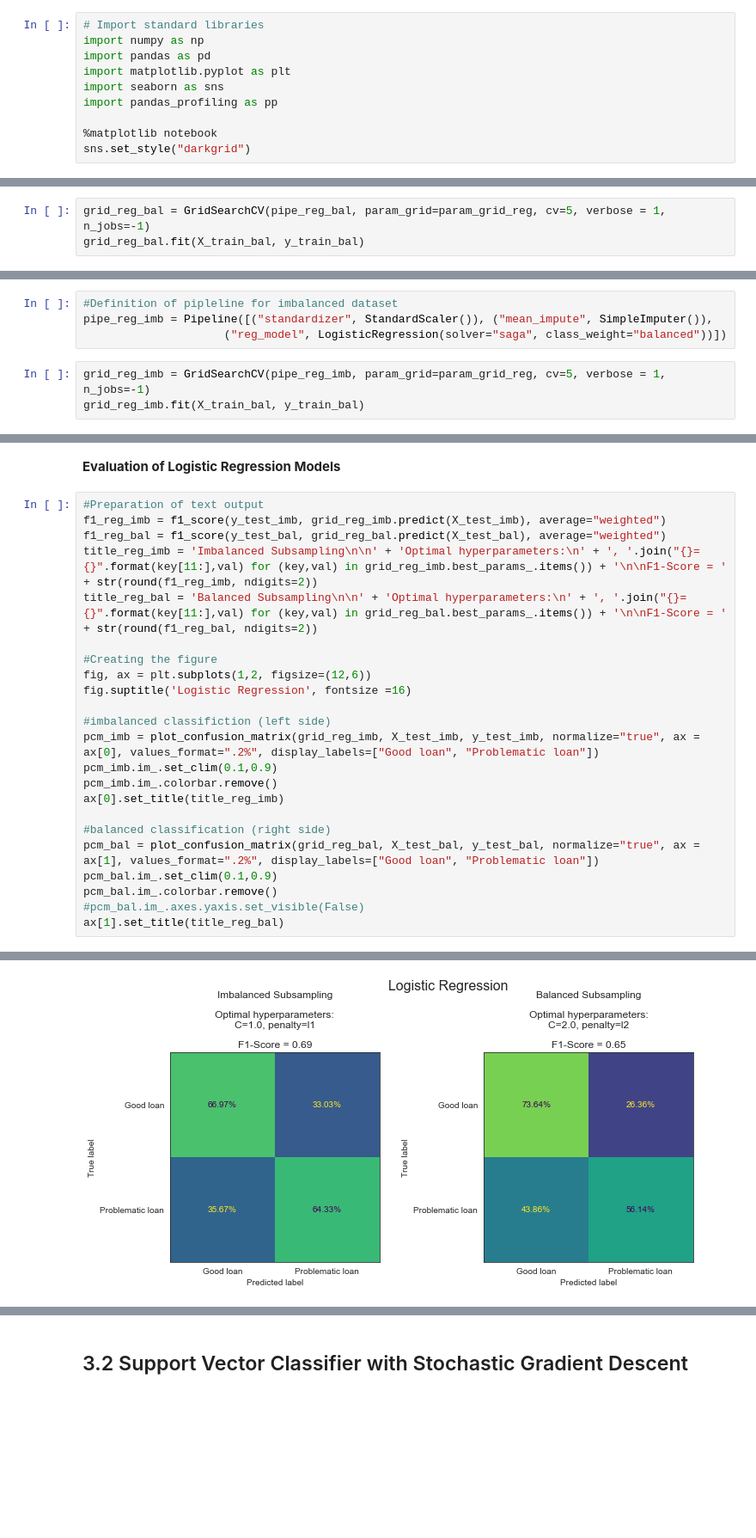
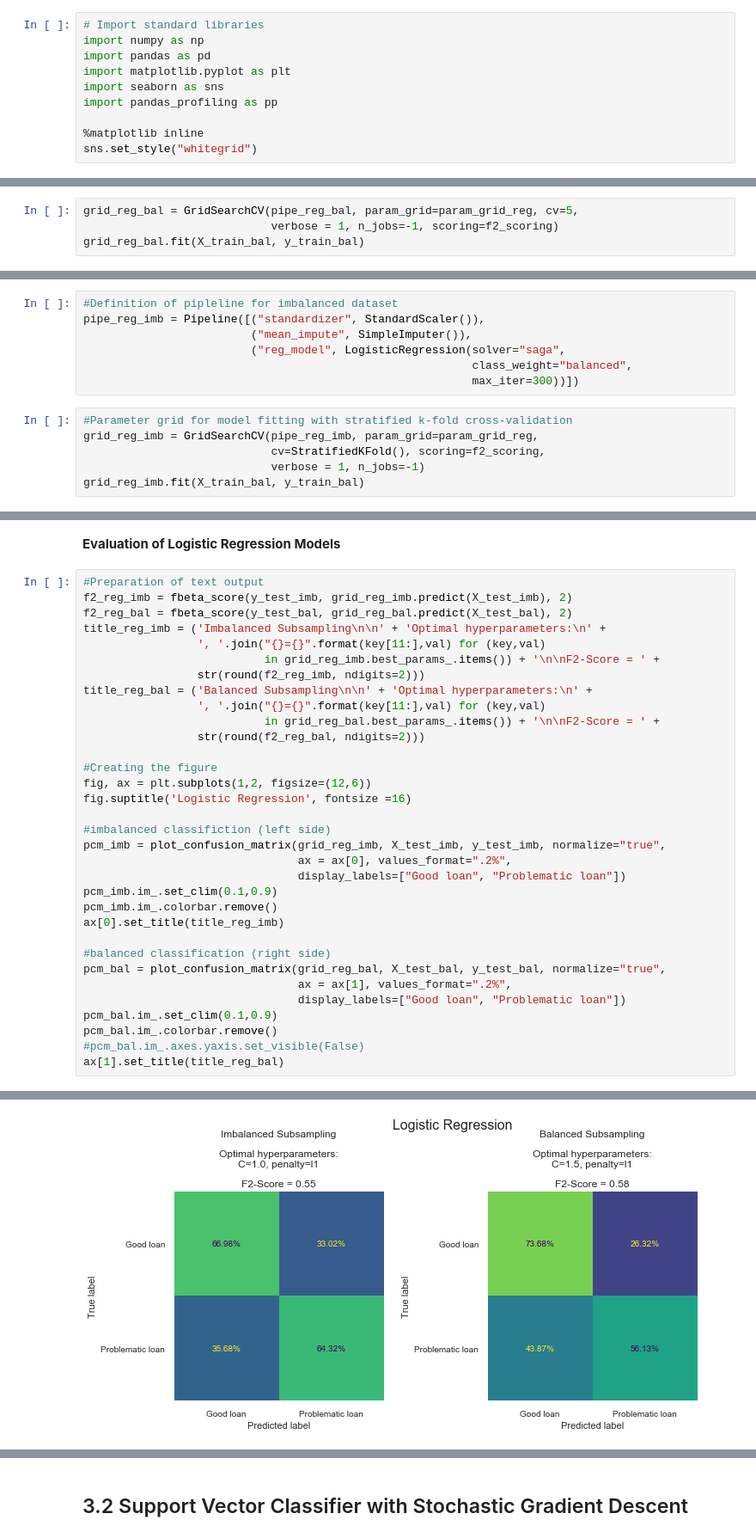
Before and after one commit to matthiasluthi/Predicting-Loan-Risk, a Jupyter notebook: PredictingLoanRisk.ipynb, the cells around one changed output, grey strips where cells are left out. Shown: that part at 86% size. Cells and saved outputs as stored; diff of their text form; blank space fills up the shorter version.

```diff
--- a/PredictingLoanRisk.ipynb
+++ b/PredictingLoanRisk.ipynb
@@ -29,7 +29,7 @@ import matplotlib.pyplot as plt
 import seaborn as sns
 import pandas_profiling as pp
 
-%matplotlib notebook
-sns.set_style("darkgrid")
+%matplotlib inline
+sns.set_style("whitegrid")
 # %%
 # Load the data
@@ -488,5 +494,6 @@ param_grid_reg = {"reg_model__C":[1.0, 1.5, 2.0], "reg_model__penalty":["l1", "l
 # %%
-grid_reg_bal = GridSearchCV(pipe_reg_bal, param_grid=param_grid_reg, cv=5, verbose = 1, n_jobs=-1)
+grid_reg_bal = GridSearchCV(pipe_reg_bal, param_grid=param_grid_reg, cv=5,
+                            verbose = 1, n_jobs=-1, scoring=f2_scoring)
 grid_reg_bal.fit(X_train_bal, y_train_bal)
 # %% [output]
 Fitting 5 folds for each of 6 candidates, totalling 30 fits
@@ -513,9 +520,15 @@ GridSearchCV(cv=5, error_score=nan,
 **Imbalanced Dataset**
 # %%
 #Definition of pipleline for imbalanced dataset
-pipe_reg_imb = Pipeline([("standardizer", StandardScaler()), ("mean_impute", SimpleImputer()),
-                     ("reg_model", LogisticRegression(solver="saga", class_weight="balanced"))])
+pipe_reg_imb = Pipeline([("standardizer", StandardScaler()),
+                         ("mean_impute", SimpleImputer()),
+                         ("reg_model", LogisticRegression(solver="saga",
+                                                          class_weight="balanced",
+                                                          max_iter=300))])
 # %%
-grid_reg_imb = GridSearchCV(pipe_reg_imb, param_grid=param_grid_reg, cv=5, verbose = 1, n_jobs=-1)
+#Parameter grid for model fitting with stratified k-fold cross-validation
+grid_reg_imb = GridSearchCV(pipe_reg_imb, param_grid=param_grid_reg,
+                            cv=StratifiedKFold(), scoring=f2_scoring,
+                            verbose = 1, n_jobs=-1)
 grid_reg_imb.fit(X_train_bal, y_train_bal)
 # %% [output]
@@ -543,23 +556,33 @@ GridSearchCV(cv=5, error_score=nan,
 **Evaluation of Logistic Regression Models**
 # %%
 #Preparation of text output
-f1_reg_imb = f1_score(y_test_imb, grid_reg_imb.predict(X_test_imb), average="weighted")
-f1_reg_bal = f1_score(y_test_bal, grid_reg_bal.predict(X_test_bal), average="weighted")
-title_reg_imb = 'Imbalanced Subsampling\n\n' + 'Optimal hyperparameters:\n' + ', '.join("{}={}".format(key[11:],val) for (key,val) in grid_reg_imb.best_params_.items()) + '\n\nF1-Score = ' + str(round(f1_reg_imb, ndigits=2))
-title_reg_bal = 'Balanced Subsampling\n\n' + 'Optimal hyperparameters:\n' + ', '.join("{}={}".format(key[11:],val) for (key,val) in grid_reg_bal.best_params_.items()) + '\n\nF1-Score = ' + str(round(f1_reg_bal, ndigits=2))
+f2_reg_imb = fbeta_score(y_test_imb, grid_reg_imb.predict(X_test_imb), 2)
+f2_reg_bal = fbeta_score(y_test_bal, grid_reg_bal.predict(X_test_bal), 2)
+title_reg_imb = ('Imbalanced Subsampling\n\n' + 'Optimal hyperparameters:\n' +
+                 ', '.join("{}={}".format(key[11:],val) for (key,val)
+                           in grid_reg_imb.best_params_.items()) + '\n\nF2-Score = ' +
+                 str(round(f2_reg_imb, ndigits=2)))
+title_reg_bal = ('Balanced Subsampling\n\n' + 'Optimal hyperparameters:\n' +
+                 ', '.join("{}={}".format(key[11:],val) for (key,val)
+                           in grid_reg_bal.best_params_.items()) + '\n\nF2-Score = ' +
+                 str(round(f2_reg_bal, ndigits=2)))
 
 #Creating the figure
 fig, ax = plt.subplots(1,2, figsize=(12,6))
 fig.suptitle('Logistic Regression', fontsize =16)
 
 #imbalanced classifiction (left side)
-pcm_imb = plot_confusion_matrix(grid_reg_imb, X_test_imb, y_test_imb, normalize="true", ax = ax[0], values_format=".2%", display_labels=["Good loan", "Problematic loan"])
+pcm_imb = plot_confusion_matrix(grid_reg_imb, X_test_imb, y_test_imb, normalize="true",
+                                ax = ax[0], values_format=".2%",
+                                display_labels=["Good loan", "Problematic loan"])
 pcm_imb.im_.set_clim(0.1,0.9)
 pcm_imb.im_.colorbar.remove()
 ax[0].set_title(title_reg_imb)
 
 #balanced classification (right side)
-pcm_bal = plot_confusion_matrix(grid_reg_bal, X_test_bal, y_test_bal, normalize="true", ax = ax[1], values_format=".2%", display_labels=["Good loan", "Problematic loan"])
+pcm_bal = plot_confusion_matrix(grid_reg_bal, X_test_bal, y_test_bal, normalize="true",
+                                ax = ax[1], values_format=".2%",
+                                display_labels=["Good loan", "Problematic loan"])
 pcm_bal.im_.set_clim(0.1,0.9)
 pcm_bal.im_.colorbar.remove()
 #pcm_bal.im_.axes.yaxis.set_visible(False)
@@ -569,4 +592,4 @@ Text(0.5, 1.0, 'Balanced Subsampling\n\nOptimal hyperparameters:\nC=2.0, penalty
-[figure, old version]
+[figure, new version]
 # %% [markdown]
 **Conclusion for Logistic Regression**
 
```
Also changed, not shown: parts of 35 cells of this notebook.
